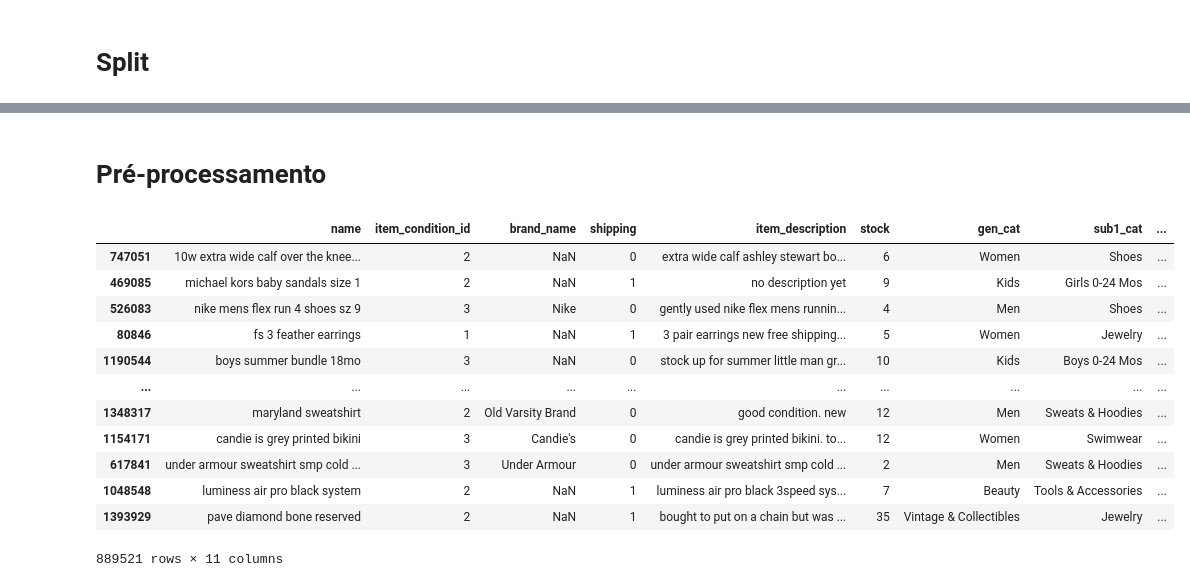
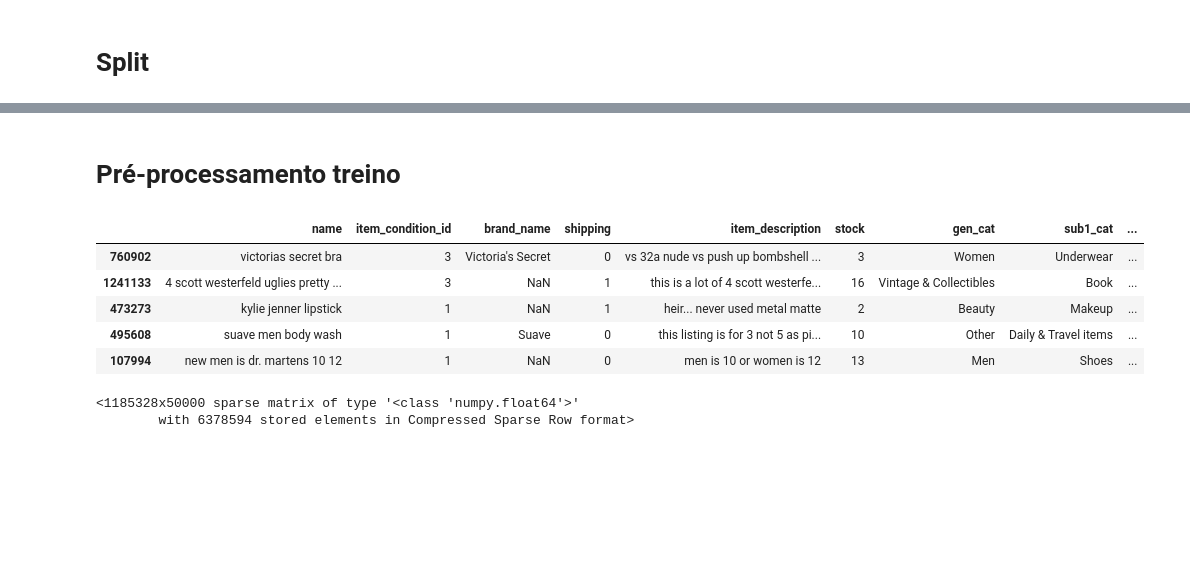
Before and after one commit to anachavesv8/Bootcamp_Blue, a Jupyter notebook: Mercari Price Suggestion Challenge/notebooks/Modelo - Xgboost.ipynb, the cells around one changed output, grey strips where cells are left out. Drawn from its saved outputs; the diff is of its cells as text; code cells hidden in the pictures; blank space fills up the shorter version.

```diff
--- a/Mercari Price Suggestion Challenge/notebooks/Modelo - Xgboost.ipynb
+++ b/Mercari Price Suggestion Challenge/notebooks/Modelo - Xgboost.ipynb
@@ -114,7 +81,7 @@ y = train["price"]
 # %%
 #Separação em treino e teste para começarmos as transformaçõs, protegendo nossos dados de validação de possíveis vazamentos.
 
-Xtrain, Xval, ytrain, yval = train_test_split(X, y, test_size=0.4, random_state=10) #Divisão em 80/20
+Xtrain, Xval, ytrain, yval = train_test_split(X, y, test_size=0.2, random_state=10) #Divisão em 80/20
 # %%
 #Normalizando, com log, o target (price), foi realizado de forma separada para nao terem dados vazados.
 
@@ -145,31 +112,5 @@ Xval.head()
 # %% [markdown]
-#   Pré-processamento
+#   Pré-processamento treino
-# %%
-#Função para "separação" de palavras, ex: Can't -> can not, objetivo de facilitar a limpeza, aonde não serão criadas duas palavras para cant/can not.
-# Será feito para diversas palavras com a mesma condição.
-
-def text_preprocess(phrase):
-
-    phrase = re.sub(r"won\'t", "will not", phrase)
-    phrase = re.sub(r"can\'t", "can not", phrase)
-    phrase = re.sub(r"n\'t", " not", phrase)
-    phrase = re.sub(r"\'re", " are", phrase)
-    phrase = re.sub(r"\'s", " is", phrase)
-    phrase = re.sub(r"\'d", " would", phrase)
-    phrase = re.sub(r"\'ll", " will", phrase)
-    phrase = re.sub(r"\'t", " not", phrase)
-    phrase = re.sub(r"\'ve", " have", phrase)
-    phrase = re.sub(r"\'m", " am", phrase)
-
-    phrase = re.sub('https?://\S+| www.\S+', '', phrase) #Remoção de qualquer site que possa ter no nosso dataset
-    phrase = re.sub("[^a-zA-Z0-9' \n\.]", '', phrase)  #excluindo tudo o que não for letra e numero.
-
-    phrase = re.sub(' +', ' ', phrase) #exclusão de espaços extras, ex: "eu    vou" -> "eu vou"
-
-    phrase = phrase.lower() #passando para letra minúscula.
-
-
-    return phrase
 # %%
 Xtrain["name"] = Xtrain["name"].apply(lambda x: text_preprocess(x))
 # %%
@@ -177,19 +118,12 @@ Xtrain["item_description"] = Xtrain["item_description"].astype(str)
 # %%
 Xtrain["item_description"] = Xtrain["item_description"].apply(lambda x: text_preprocess(x))
 # %%
-Xtrain
+Xtrain.head()
 # %% [output]
 |  | name | item_condition_id | brand_name | shipping | item_description | stock | gen_cat | sub1_cat | ... |
-| 747051 | 10w extra wide calf over the knee... | 2 | NaN | 0 | extra wide calf ashley stewart bo... | 6 | Women | Shoes | ... |
-| 469085 | michael kors baby sandals size 1 | 2 | NaN | 1 | no description yet | 9 | Kids | Girls 0-24 Mos | ... |
-| 526083 | nike mens flex run 4 shoes sz 9 | 3 | Nike | 0 | gently used nike flex mens runnin... | 4 | Men | Shoes | ... |
-| 80846 | fs 3 feather earrings | 1 | NaN | 1 | 3 pair earrings new free shipping... | 5 | Women | Jewelry | ... |
-| 1190544 | boys summer bundle 18mo | 3 | NaN | 0 | stock up for summer little man gr... | 10 | Kids | Boys 0-24 Mos | ... |
-| ... | ... | ... | ... | ... | ... | ... | ... | ... | ... |
-| 1348317 | maryland sweatshirt | 2 | Old Varsity Brand | 0 | good condition. new | 12 | Men | Sweats & Hoodies | ... |
-| 1154171 | candie is grey printed bikini | 3 | Candie's | 0 | candie is grey printed bikini. to... | 12 | Women | Swimwear | ... |
-| 617841 | under armour sweatshirt smp cold ... | 3 | Under Armour | 0 | under armour sweatshirt smp cold ... | 2 | Men | Sweats & Hoodies | ... |
-| 1048548 | luminess air pro black system | 2 | NaN | 1 | luminess air pro black 3speed sys... | 7 | Beauty | Tools & Accessories | ... |
-| 1393929 | pave diamond bone reserved | 2 | NaN | 1 | bought to put on a chain but was ... | 35 | Vintage & Collectibles | Jewelry | ... |
+| 760902 | victorias secret bra | 3 | Victoria's Secret | 0 | vs 32a nude vs push up bombshell ... | 3 | Women | Underwear | ... |
+| 1241133 | 4 scott westerfeld uglies pretty ... | 3 | NaN | 1 | this is a lot of 4 scott westerfe... | 16 | Vintage & Collectibles | Book | ... |
+| 473273 | kylie jenner lipstick | 1 | NaN | 1 | heir... never used metal matte | 2 | Beauty | Makeup | ... |
+| 495608 | suave men body wash | 1 | Suave | 0 | this listing is for 3 not 5 as pi... | 10 | Other | Daily & Travel items | ... |
+| 107994 | new men is dr. martens 10 12 | 1 | NaN | 0 | men is 10 or women is 12 | 13 | Men | Shoes | ... |
-889521 rows × 11 columns
 # %%
@@ -197,6 +131,11 @@ vec = TfidfVectorizer(stop_words='english', ngram_range=(1,2)) #vetorização, c
 
 vce_xtrain_name = vec.fit_transform(Xtrain["name"])
 vce_xtrain_descrip = vec.fit_transform(Xtrain["item_description"])
+# %%
+vce_xtrain_name
+# %% [output]
+<1185328x50000 sparse matrix of type '<class 'numpy.float64'>'
+        with 6378594 stored elements in Compressed Sparse Row format>
 # %%
 vce_xtrain_descrip
 # %% [output]
```
Also changed, not shown: parts of 31 cells of this notebook.
